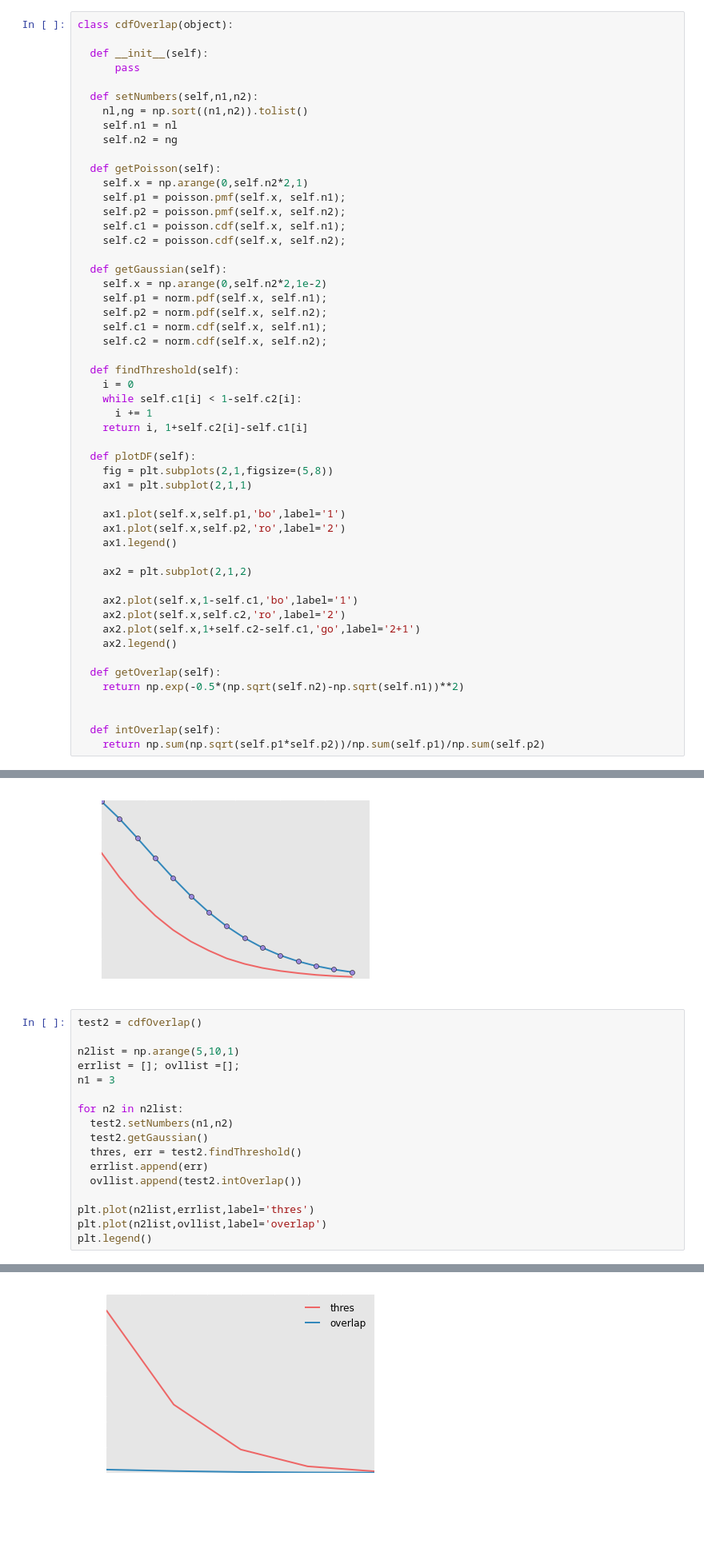
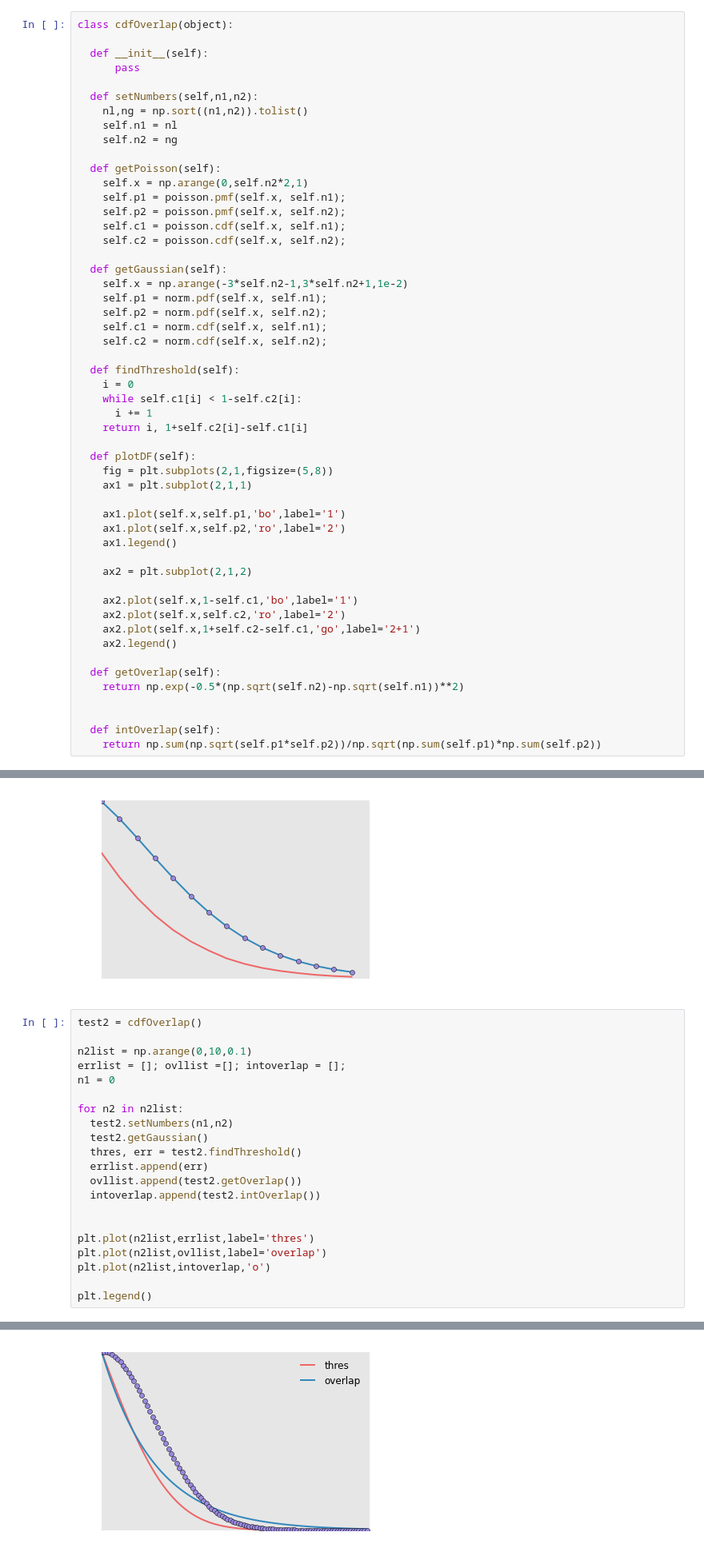
Before and after one commit to polnops/adiabatic_loading, a Jupyter notebook: cdf_overlap.ipynb, the cells around one changed output, grey strips where cells are left out. Shown at 80% size. Drawn from its saved outputs; the diff is of its cells as text; blank space fills up the shorter version.

```diff
--- a/cdf_overlap.ipynb
+++ b/cdf_overlap.ipynb
@@ -64,7 +64,7 @@ class cdfOverlap(object):
     self.c2 = poisson.cdf(self.x, self.n2);
 
   def getGaussian(self):
-    self.x = np.arange(0,self.n2*2,1e-2)
+    self.x = np.arange(-3*self.n2-1,3*self.n2+1,1e-2)
     self.p1 = norm.pdf(self.x, self.n1);
     self.p2 = norm.pdf(self.x, self.n2);
     self.c1 = norm.cdf(self.x, self.n1);
@@ -96,7 +96,7 @@ class cdfOverlap(object):
 
 
   def intOverlap(self):
-    return np.sum(np.sqrt(self.p1*self.p2))/np.sum(self.p1)/np.sum(self.p2)
+    return np.sum(np.sqrt(self.p1*self.p2))/np.sqrt(np.sum(self.p1)*np.sum(self.p2))
 # %%
 test1 = cdfOverlap()
 npairs = [[0,6]]#,[10,30],[25,60],[0,3]]
@@ -132,20 +132,24 @@ plt.plot(n2list,intoverlap,'o')
 # %%
 test2 = cdfOverlap()
 
-n2list = np.arange(5,10,1)
-errlist = []; ovllist =[];
-n1 = 3
+n2list = np.arange(0,10,0.1)
+errlist = []; ovllist =[]; intoverlap = [];
+n1 = 0
 
 for n2 in n2list:
   test2.setNumbers(n1,n2)
   test2.getGaussian()
   thres, err = test2.findThreshold()
   errlist.append(err)
-  ovllist.append(test2.intOverlap())
+  ovllist.append(test2.getOverlap())
+  intoverlap.append(test2.intOverlap())
+
 
 plt.plot(n2list,errlist,label='thres')
 plt.plot(n2list,ovllist,label='overlap')
+plt.plot(n2list,intoverlap,'o')
+
 plt.legend()
 # %% [output]
 <matplotlib.legend.Legend at 0x...>
-[figure, old version]
+[figure, new version]
```
Also changed, not shown: parts of 2 cells of this notebook.
